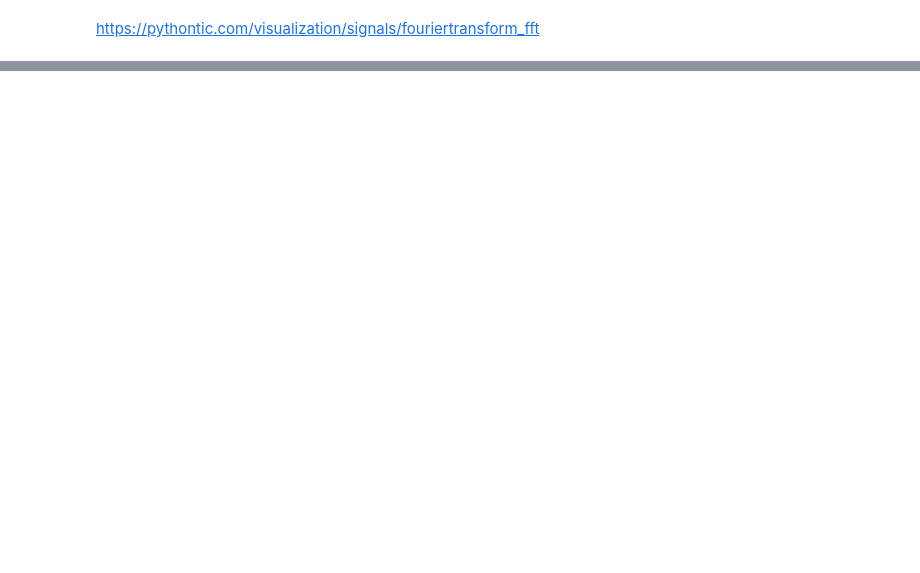
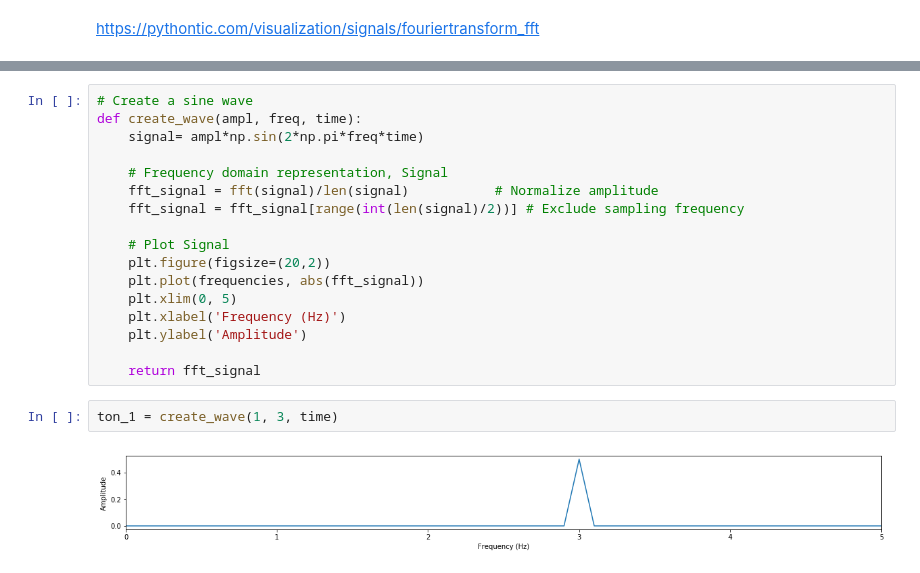
Before and after one commit to deiruch/AMt, a Jupyter notebook: FFT_Example.ipynb, the cells around one changed output, grey strips where cells are left out. Drawn from its saved outputs; the diff is of its cells as text; blank space fills up the shorter version.

```diff
--- a/FFT_Example.ipynb
+++ b/FFT_Example.ipynb
@@ -123,0 +159,21 @@ plt.ylabel('Amplitude')
+# %%
+# Create a sine wave
+def create_wave(ampl, freq, time):
+    signal= ampl*np.sin(2*np.pi*freq*time)
+
+    # Frequency domain representation, Signal
+    fft_signal = fft(signal)/len(signal)           # Normalize amplitude
+    fft_signal = fft_signal[range(int(len(signal)/2))] # Exclude sampling frequency
+
+    # Plot Signal
+    plt.figure(figsize=(20,2))
+    plt.plot(frequencies, abs(fft_signal))
+    plt.xlim(0, 5)
+    plt.xlabel('Frequency (Hz)')
+    plt.ylabel('Amplitude')
+
+    return fft_signal
+# %%
+ton_1 = create_wave(1, 3, time)
+# %% [output]
+[figure, added]
```
Also changed, not shown: parts of 12 cells of this notebook, 1 other file.
